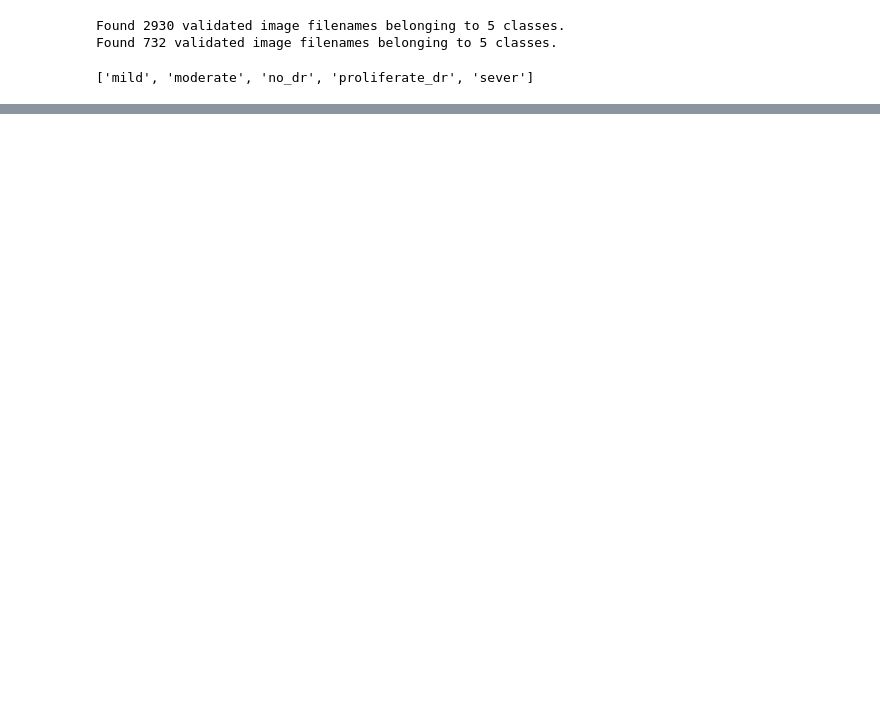
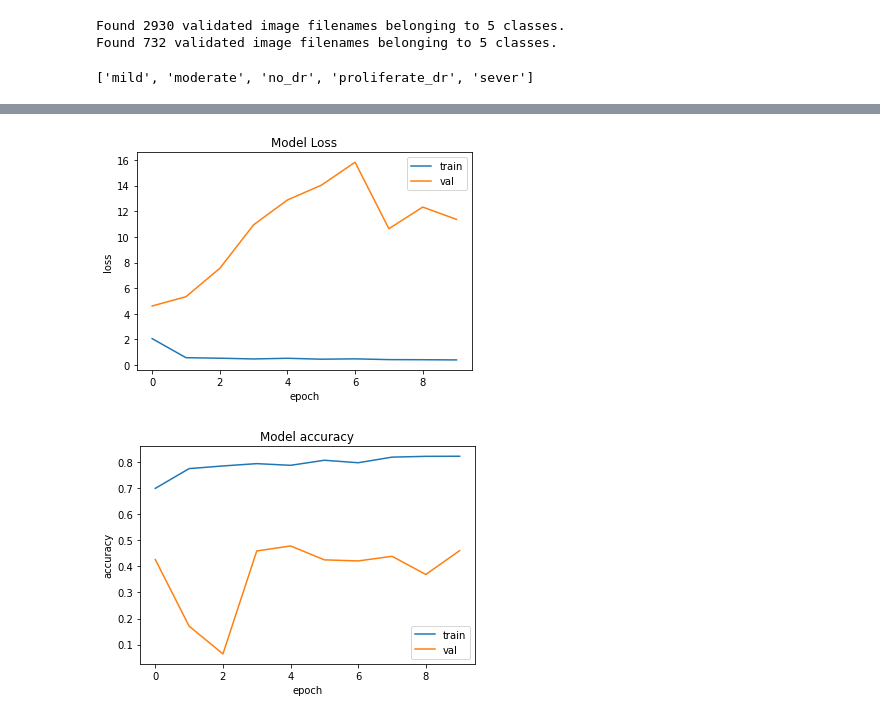
Before and after one commit to Rahulraj31/Diabetic-Retinopathy, a Jupyter notebook: Diabetic_Retinopathy_224x224_(2019_Data).ipynb, the cells around one changed output, grey strips where cells are left out. Drawn from its saved outputs; the diff is of its cells as text; code cells hidden in the pictures; blank space fills up the shorter version.

```diff
--- a/Diabetic_Retinopathy_224x224_(2019_Data).ipynb
+++ b/Diabetic_Retinopathy_224x224_(2019_Data).ipynb
@@ -93,24 +95,31 @@ proliferate_dr     295
 sever              193
 Name: labels, dtype: int64
 # %%
-image_gen = ImageDataGenerator(rescale=1.00/255,validation_split=0.2,vertical_flip=True
-                               )
+val_image_gen = ImageDataGenerator(rescale=1.0/255)
 
-train = image_gen.flow_from_dataframe(dataframe= dr_df,x_col="filepaths",y_col="labels",
+train_image_gen = ImageDataGenerator(rescale            = 1/255,
+                                   shear_range        = 0.2,
+                                   zoom_range         = 0.2,
+                                   horizontal_flip    = True,
+                                   rotation_range     = 40,
+                                   width_shift_range  = 0.2,
+                                   height_shift_range = 0.2)
+
+train = train_image_gen.flow_from_dataframe(dataframe= dr_df,x_col="filepaths",y_col="labels",
                                       target_size=(224,224),
                                       color_mode='rgb',
                                       class_mode="categorical",
-                                      batch_size=8,
+                                      batch_size=4,
                                       shuffle=False,
                                       subset="training",
 
                                      )
 
-val = image_gen.flow_from_dataframe(dataframe= dr_df,x_col="filepaths",y_col="labels",
+val = val_image_gen.flow_from_dataframe(dataframe= dr_df,x_col="filepaths",y_col="labels",
                                        target_size=(224,224),
                                       color_mode='rgb',
                                       class_mode="categorical",
-                                      batch_size=8,
+                                      batch_size=2,
                                       subset="validation",
                                       shuffle=False
                                      )
@@ -126,9 +135,10 @@ print (classes)
 from tensorflow.keras.applications import VGG16
 
 cnn_base = VGG16(include_top = False,
-                 weights = 'imagenet',
+                 weights = "imagenet",
                  input_shape = (224, 224, 3),
                  classes = 5,
+                 pooling="max",
                  classifier_activation = 'softmax')
 
 cnn_base.trainable = False
@@ -190,0 +202,21 @@ Epoch 10/10
+# %%
+# plot the loss
+plt.plot(History.history['loss'])
+plt.plot(History.history['val_loss'])
+plt.title('Model Loss')
+plt.ylabel('loss')
+plt.xlabel('epoch')
+plt.legend(['train', 'val'], loc='upper right')
+plt.show()
+
+# plot the accuracy
+plt.plot(History.history['accuracy'])
+plt.plot(History.history['val_accuracy'])
+plt.title('Model accuracy')
+plt.ylabel('accuracy')
+plt.xlabel('epoch')
+plt.legend(['train', 'val'], loc='lower right')
+plt.show()
+# %% [output]
+[figure, added]
+[figure, added]
```
Also changed, not shown: parts of 5 cells of this notebook.
